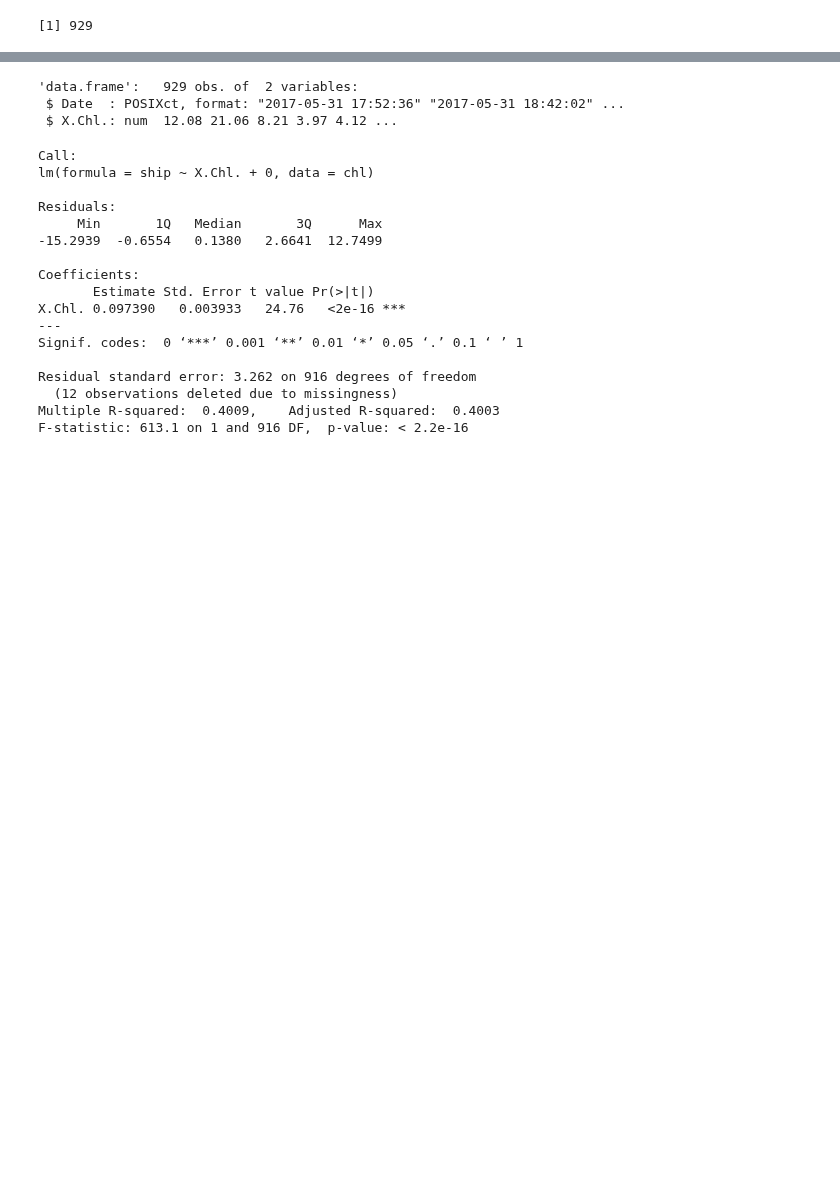
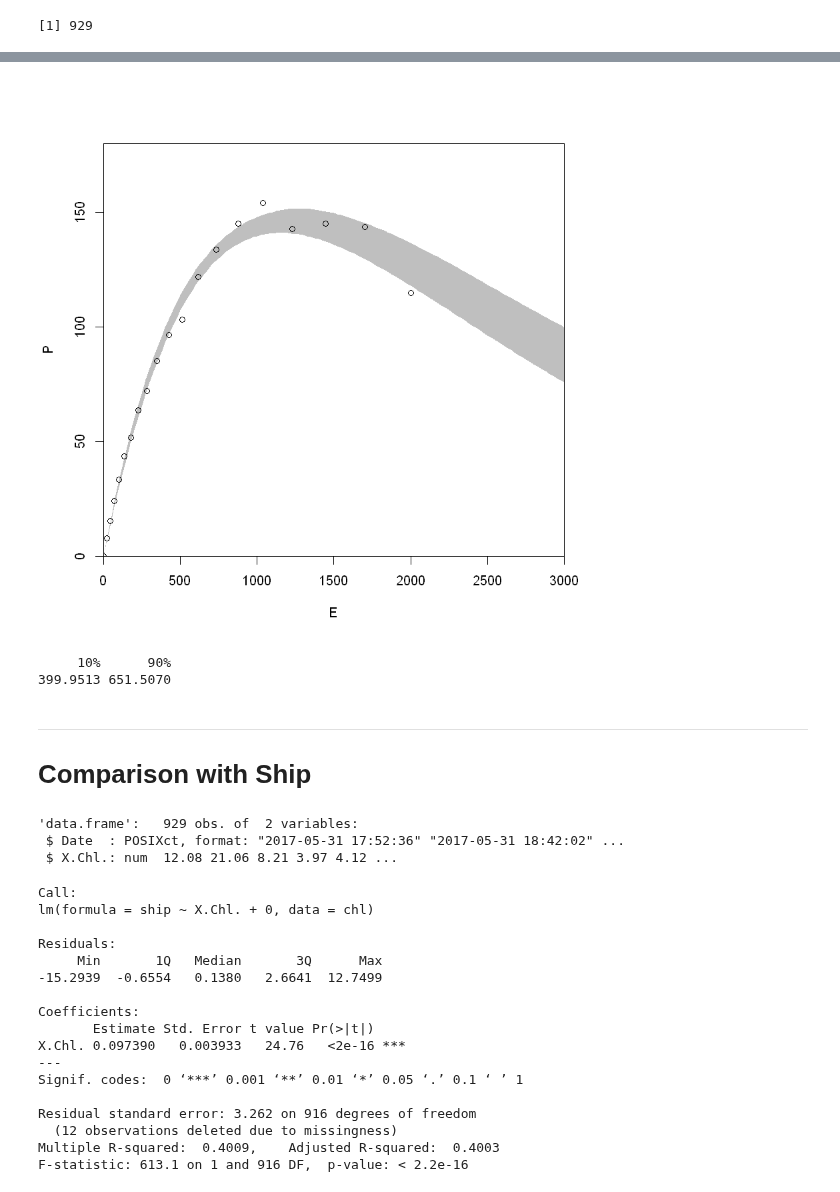
Before and after one commit to tbrycekelly/MIMS-TBK, a Jupyter notebook: Generate Input- FRRF.ipynb, the cells around one changed output, grey strips where cells are left out. Drawn from its saved outputs; the diff is of its cells as text; code cells hidden in the pictures; blank space fills up the shorter version.

```diff
--- a/Generate Input- FRRF.ipynb
+++ b/Generate Input- FRRF.ipynb
@@ -69,0 +119,30 @@ points(data$D$E, data$D$rP, pch = 16, col='dark green')
+# %%
+fits.boot = data.frame(A = 0, alpha = 0, beta = 0)
+
+for (i in 1:10000) {
+
+    l = sample(1:nrow(data$A), replace = TRUE, size = nrow(data$A))
+    fits = optim(par = list(A = 550, alpha = 0.4, beta = 0.01),
+             fn = fit, A.true = data$A$rP[l], I = data$A$E[l])
+    fits.boot = rbind(fits.boot, c(fits$par[1], fits$par[2], fits$par[3]))
+
+}
+fits.boot = fits.boot[-1,]
+fits.boot = fits.boot[fits.boot$A < 1000 & fits.boot$A > 100 &
+                      fits.boot$alpha < 1 & fits.boot$alpha > 0 &
+                      fits.boot$beta < 1 & fits.boot$beta > 0,]
+# %%
+plot(data$A$E, data$A$rP, ylab='P', xlab='E', xaxs='i', yaxs='i', ylim=c(0,180), xlim=c(0,3000))
+
+#x = c(1:1e4)
+#for (i in 1:nrow(fits.boot)) {
+#    y = model(A = fits.boot[i,1], I = x,
+#               alpha = fits.boot[i,2],
+#               beta = fits.boot[i,3])
+#
+#    lines(x, y, col='#ee000004')
+#}
+
+add.conf.boot(fits.boot)
+# %% [output]
+[figure, added]
@@ -70,3 +164,11 @@ points(data$D$E, data$D$rP, pch = 16, col='dark green')
+# %%
+quantile(fits.boot$A, probs = c(0.1, 0.9))
+# %% [output]
+     10%      90%
+399.9513 651.5070
+# %% [markdown]
+---
+# Comparison with Ship
 # %%
 load('RStates/ship.ncp.rdata')
 # %%
```
Also changed, not shown: parts of 12 cells of this notebook, 24 other files.
